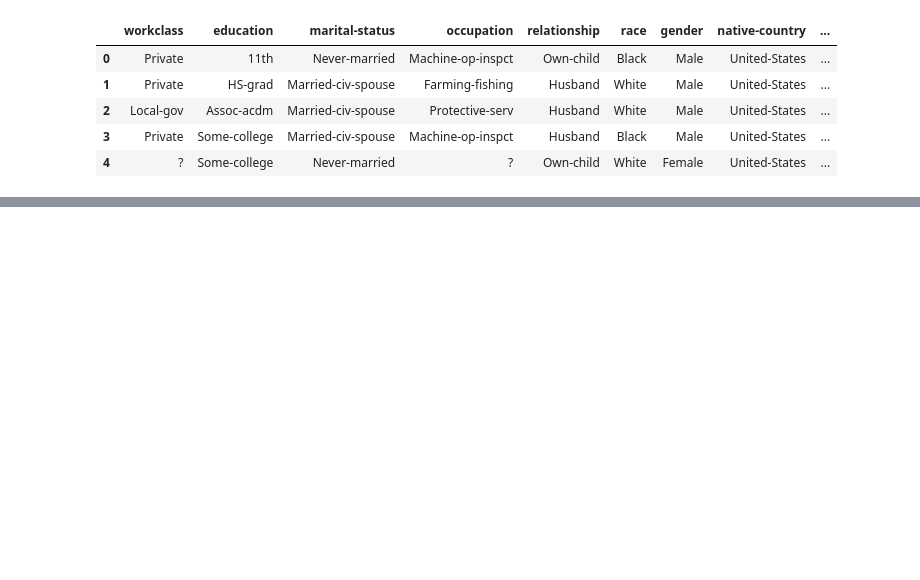
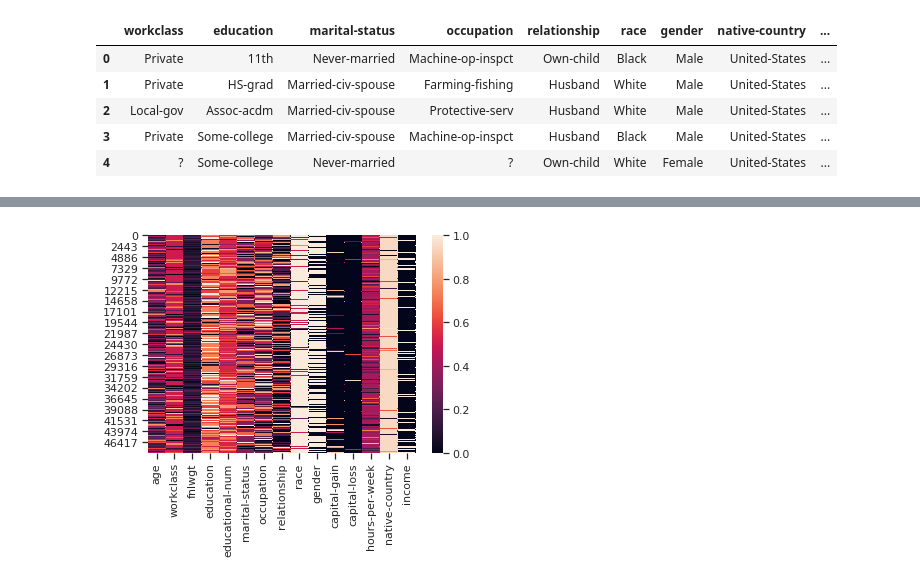
Before and after one commit to Didayolo/autopandas, a Jupyter notebook: AutoData_workspace.ipynb, the cells around one changed output, grey strips where cells are left out. Saved outputs shown, nothing was run; the diff lists cells and outputs as text; code cells hidden in the pictures; blank space fills up the shorter version.

```diff
--- a/AutoData_workspace.ipynb
+++ b/AutoData_workspace.ipynb
@@ -70,0 +65,4 @@ Explained variance ratio of the 15 components:
+# %%
+data.heatmap()
+# %% [output]
+[figure, added]
```
Also changed, not shown: parts of 14 cells of this notebook, 4 other files.
